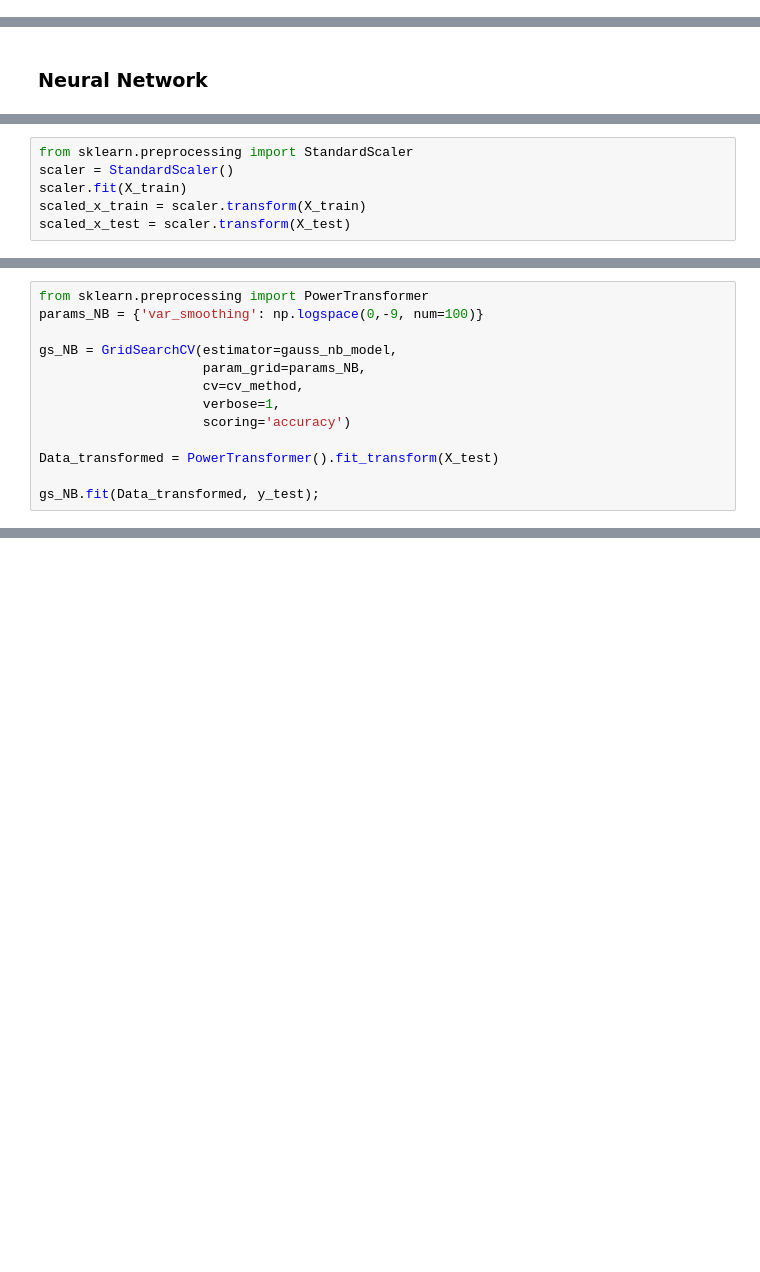
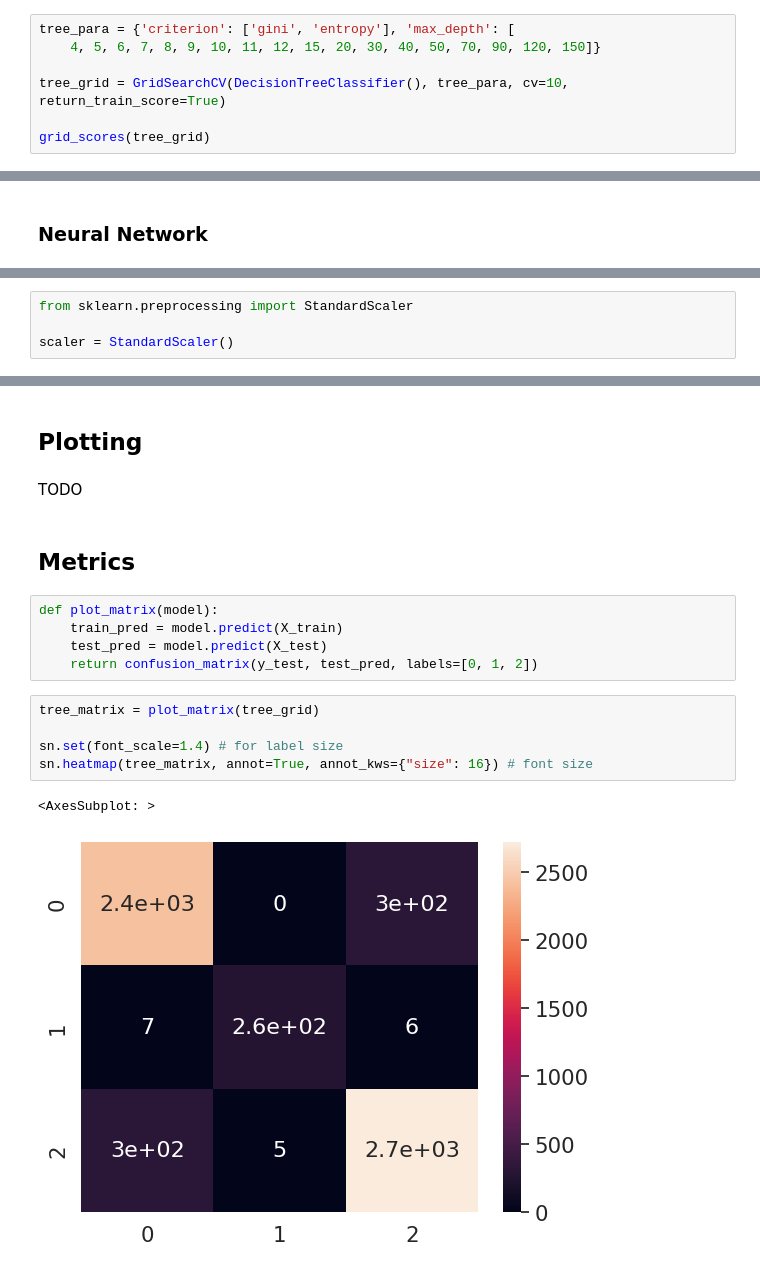
Before and after one commit to ceschini/lichess_win_prediction, a Jupyter notebook: ml_chess_predict.ipynb, the cells around one changed output, grey strips where cells are left out. Drawn from its saved outputs; the diff is of its cells as text; blank space fills up the shorter version.

```diff
--- a/ml_chess_predict.ipynb
+++ b/ml_chess_predict.ipynb
@@ -276,3 +315,10 @@ print('test accuracy: ', test_tree_acc)
 # %% [output]
 train accuracy:  0.8991452991452992
 test accuracy:  0.8958125623130608
+# %%
+tree_para = {'criterion': ['gini', 'entropy'], 'max_depth': [
+    4, 5, 6, 7, 8, 9, 10, 11, 12, 15, 20, 30, 40, 50, 70, 90, 120, 150]}
+
+tree_grid = GridSearchCV(DecisionTreeClassifier(), tree_para, cv=10, return_train_score=True)
+
+grid_scores(tree_grid)
@@ -296,6 +368,4 @@ test acc:  0.5423728813559322
 # %%
 from sklearn.preprocessing import StandardScaler
+
 scaler = StandardScaler()
-scaler.fit(X_train)
-scaled_x_train = scaler.transform(X_train)
-scaled_x_test = scaler.transform(X_test)
@@ -387,13 +371,0 @@ cv_method = RepeatedStratifiedKFold(n_splits=5,
-# %%
-from sklearn.preprocessing import PowerTransformer
-params_NB = {'var_smoothing': np.logspace(0,-9, num=100)}
-
-gs_NB = GridSearchCV(estimator=gauss_nb_model,
-                     param_grid=params_NB,
-                     cv=cv_method,
-                     verbose=1,
-                     scoring='accuracy')
-
-Data_transformed = PowerTransformer().fit_transform(X_test)
-
-gs_NB.fit(Data_transformed, y_test);
@@ -407,0 +394,19 @@ gs_NB.best_score_
+# %% [markdown]
+## Plotting
+# %% [markdown]
+TODO
+# %% [markdown]
+## Metrics
+# %%
+def plot_matrix(model):
+    train_pred = model.predict(X_train)
+    test_pred = model.predict(X_test)
+    return confusion_matrix(y_test, test_pred, labels=[0, 1, 2])
+# %%
+tree_matrix = plot_matrix(tree_grid)
+
+sn.set(font_scale=1.4) # for label size
+sn.heatmap(tree_matrix, annot=True, annot_kws={"size": 16}) # font size
+# %% [output]
+<AxesSubplot: >
+[figure, added]
```
Also changed, not shown: parts of 62 cells of this notebook, 1 other file.
